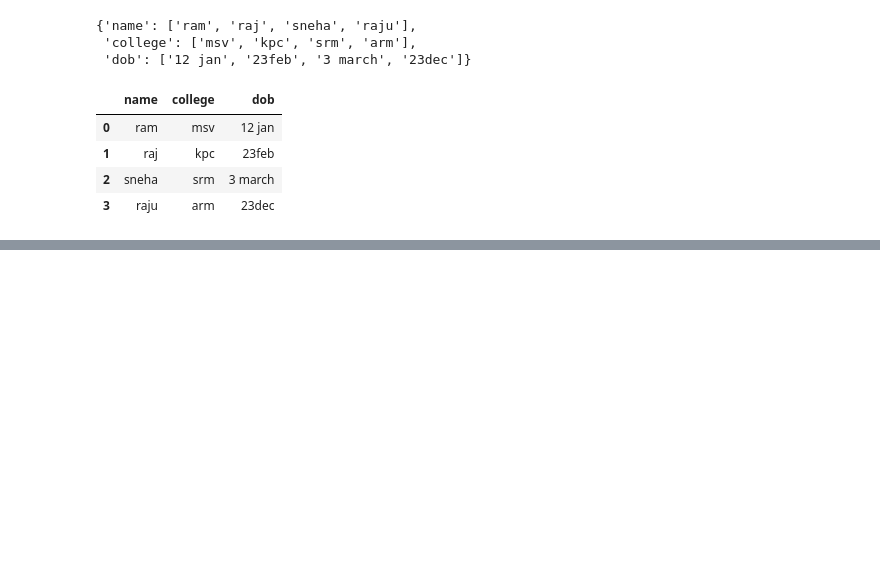
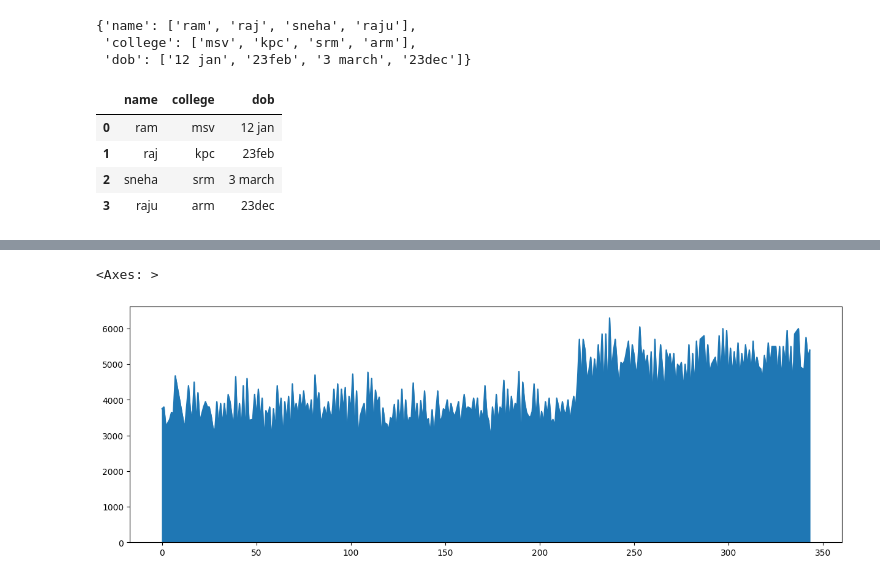
Before and after one commit to Aashutosh-Srivastava/Data-Science-Python, a Jupyter notebook: Data Analytics/pandas.ipynb, the cells around one changed output, grey strips where cells are left out. Cells and saved outputs as stored; diff of their text form; code cells hidden in the pictures; blank space fills up the shorter version.

```diff
--- a/Data Analytics/pandas.ipynb
+++ b/Data Analytics/pandas.ipynb
@@ -148,0 +461,5 @@ sdf
+# %%
+penguins['body_mass_g'].plot(kind='area',figsize = (15,5))
+# %% [output]
+<Axes: >
+[figure, added]
```
Also changed, not shown: parts of 49 cells of this notebook, 1 other file.
